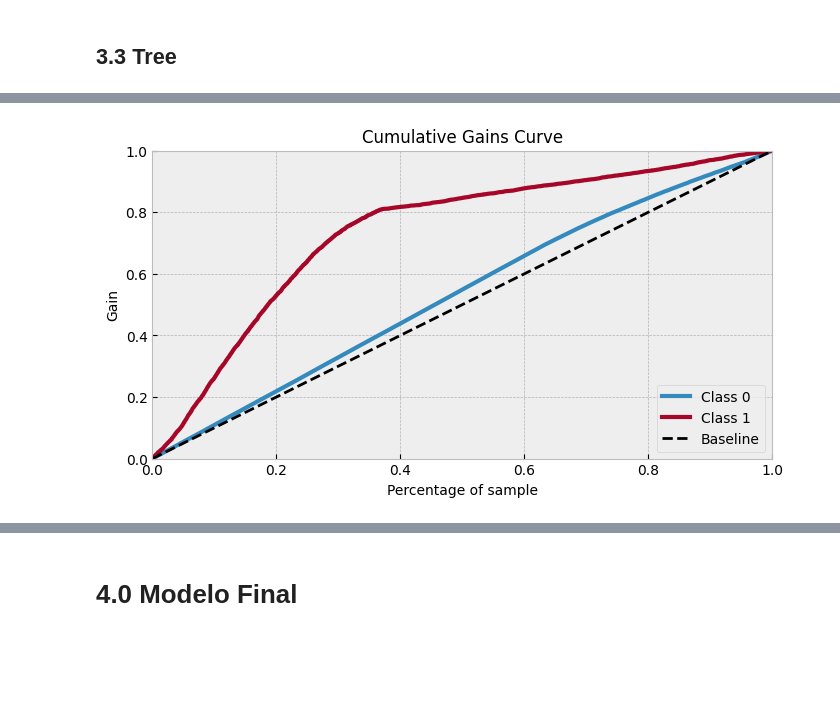
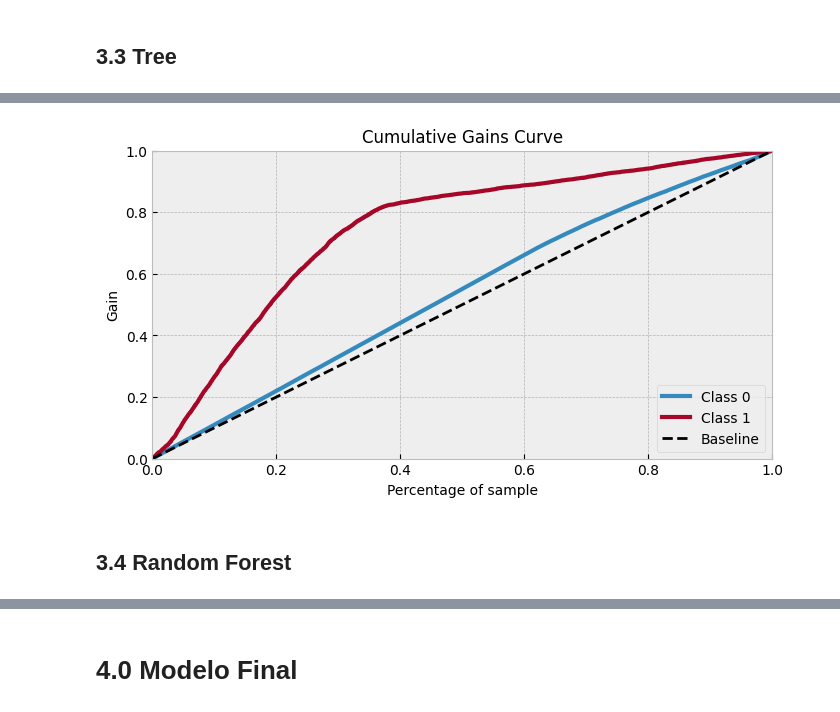
Before and after one commit to Gabrielnbr/estudo_pa004, a Jupyter notebook: notebooks/7.treinamento-modelo-calssificacao.ipynb, the cells around one changed output, grey strips where cells are left out. Saved outputs shown, nothing was run; the diff lists cells and outputs as text; code cells hidden in the pictures; blank space fills up the shorter version.

Commit message:
Teste Deploy local realizado com sucesso

```diff
--- a/notebooks/7.treinamento-modelo-calssificacao.ipynb
+++ b/notebooks/7.treinamento-modelo-calssificacao.ipynb
@@ -84,3 +93,5 @@ rf_model = tr.DecisionTreeClassifier(max_depth=20)
+# %%
+lr_model = LogisticRegression()
 # %% [markdown]
 # 2.0 Treinamento Modelos Treino x Teste
 # %% [markdown]
@@ -122,10 +136,10 @@ with plt.rc_context({'figure.figsize': (8, 4), 'font.size': 10}):
 # %% [markdown]
 ## 2.3 Tree
 # %%
-rf_model.fit(x_treino, y_treino)
+tree_model.fit(x_treino, y_treino)
 
-y_proba_rf = rf_model.predict_proba(x_teste)
+y_proba_tree = tree_model.predict_proba(x_teste)
 
-print("Log Loss:", log_loss(y_teste, y_proba_rf))
-print("Brier Score:", brier_score_loss(y_teste, y_proba_rf[:, 1]))
+print("Log Loss:", log_loss(y_teste, y_proba_tree))
+print("Brier Score:", brier_score_loss(y_teste, y_proba_tree[:, 1]))
 # %% [output]
@@ -139,0 +174,7 @@ with plt.rc_context({'figure.figsize': (8, 4), 'font.size': 10}):
+# %%
+lr_model.fit(x_treino, y_treino)
+
+y_proba_lr = lr_model.predict_proba(x_teste)
+
+print("Log Loss:", log_loss(y_teste, y_proba_lr))
+print("Brier Score:", brier_score_loss(y_teste, y_proba_lr[:, 1]))
@@ -181,10 +231,10 @@ with plt.rc_context({'figure.figsize': (8, 4), 'font.size': 10}):
 # %% [markdown]
 ## 3.3 Tree
 # %%
-rf_model.fit(x_treino, y_treino)
+tree_model.fit(x_treino_teste, y_treino_teste)
 
-y_proba_rf_2 = rf_model.predict_proba(x_teste)
+y_proba_tree_2 = tree_model.predict_proba(x_validacao)
 
-print("Log Loss:", log_loss(y_teste, y_proba_rf_2))
-print("Brier Score:", brier_score_loss(y_teste, y_proba_rf_2[:, 1]))
+print("Log Loss:", log_loss(y_validacao, y_proba_tree_2))
+print("Brier Score:", brier_score_loss(y_validacao, y_proba_tree_2[:, 1]))
 # %% [output]
@@ -193,6 +243,8 @@ Brier Score: 0.11333970289293374
 # %%
 with plt.rc_context({'figure.figsize': (8, 4), 'font.size': 10}):
-    skplt.metrics.plot_cumulative_gain(y_teste, y_proba_rf_2)
+    skplt.metrics.plot_cumulative_gain(y_validacao, y_proba_tree_2)
     plt.show()
 # %% [output]
-[figure, old version]
+[figure, new version]
+# %% [markdown]
+## 3.4 Random Forest
```
Also changed, not shown: parts of 23 cells of this notebook, 12 other files.
